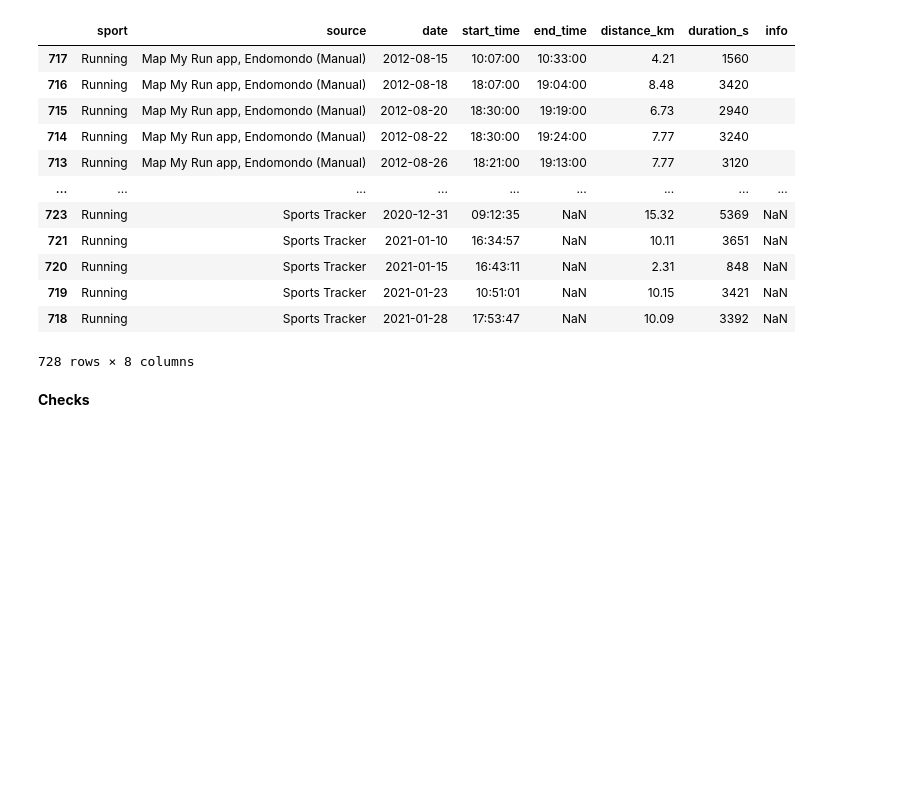
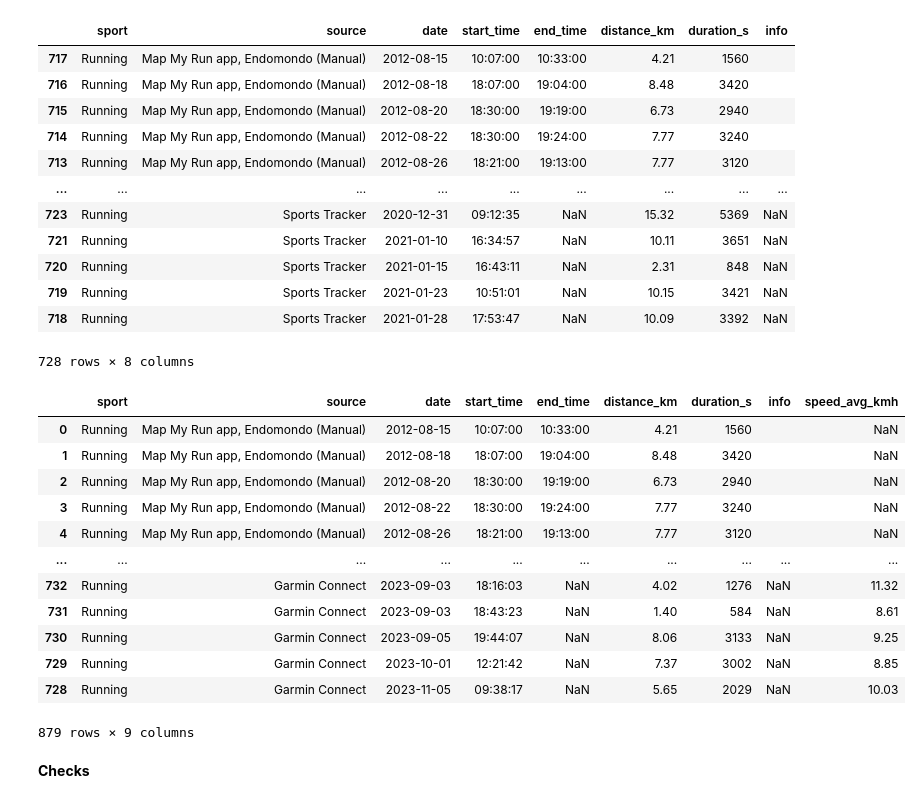
Before and after one commit to slazur83/Tableau, a Jupyter notebook: Workouts.ipynb, the cells around one changed output. Cells and saved outputs as stored; diff of their text form; code cells hidden in the pictures; blank space fills up the shorter version.

```diff
--- a/Workouts.ipynb
+++ b/Workouts.ipynb
@@ -294,6 +294,24 @@ display(df123)
 | 719 | Running | Sports Tracker | 2021-01-23 | 10:51:01 | NaN | 10.15 | 3421 | NaN |
 | 718 | Running | Sports Tracker | 2021-01-28 | 17:53:47 | NaN | 10.09 | 3392 | NaN |
 728 rows × 8 columns
+# %%
+df1234 = pd.concat([df123, df4], ignore_index=True)
+df1234 = df1234.sort_values(by='date')
+display(df1234)
+# %% [output]
+|  | sport | source | date | start_time | end_time | distance_km | duration_s | info | speed_avg_kmh |
+| 0 | Running | Map My Run app, Endomondo (Manual) | 2012-08-15 | 10:07:00 | 10:33:00 | 4.21 | 1560 |  | NaN |
+| 1 | Running | Map My Run app, Endomondo (Manual) | 2012-08-18 | 18:07:00 | 19:04:00 | 8.48 | 3420 |  | NaN |
+| 2 | Running | Map My Run app, Endomondo (Manual) | 2012-08-20 | 18:30:00 | 19:19:00 | 6.73 | 2940 |  | NaN |
+| 3 | Running | Map My Run app, Endomondo (Manual) | 2012-08-22 | 18:30:00 | 19:24:00 | 7.77 | 3240 |  | NaN |
+| 4 | Running | Map My Run app, Endomondo (Manual) | 2012-08-26 | 18:21:00 | 19:13:00 | 7.77 | 3120 |  | NaN |
+| ... | ... | ... | ... | ... | ... | ... | ... | ... | ... |
+| 732 | Running | Garmin Connect | 2023-09-03 | 18:16:03 | NaN | 4.02 | 1276 | NaN | 11.32 |
+| 731 | Running | Garmin Connect | 2023-09-03 | 18:43:23 | NaN | 1.40 | 584 | NaN | 8.61 |
+| 730 | Running | Garmin Connect | 2023-09-05 | 19:44:07 | NaN | 8.06 | 3133 | NaN | 9.25 |
+| 729 | Running | Garmin Connect | 2023-10-01 | 12:21:42 | NaN | 7.37 | 3002 | NaN | 8.85 |
+| 728 | Running | Garmin Connect | 2023-11-05 | 09:38:17 | NaN | 5.65 | 2029 | NaN | 10.03 |
+879 rows × 9 columns
 # %% [markdown]
 **Checks**
 # %%
```
